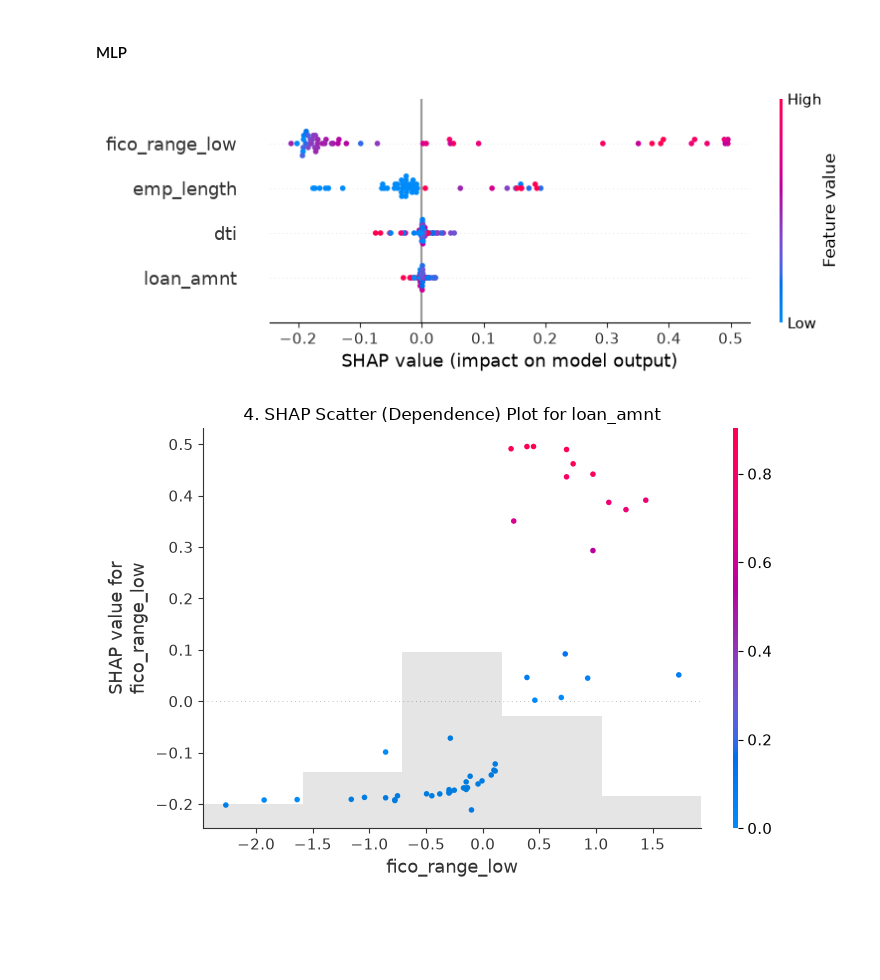
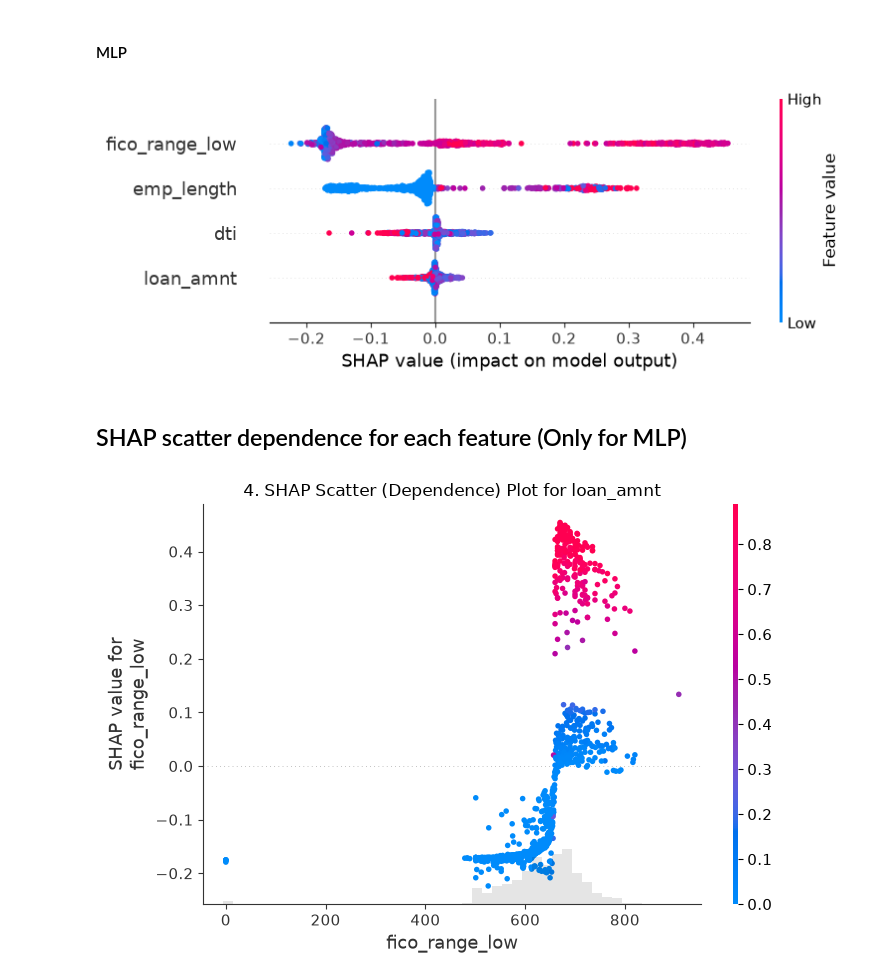
Before and after one commit to TechInTerh/VSWAM, a Jupyter notebook: project_notebooks/eda-with-python-MLP.ipynb, the cells around one changed output. Cells and saved outputs as stored; diff of their text form; code cells hidden in the pictures; blank space fills up the shorter version.

Commit message:
refacto: clean the notebook for SHap

```diff
--- a/project_notebooks/eda-with-python-MLP.ipynb
+++ b/project_notebooks/eda-with-python-MLP.ipynb
@@ -68,10 +59,10 @@ from cuml.preprocessing import StandardScaler
 selected_columns = ["loan_amnt", "fico_range_low", "dti", "emp_length"]
 
 if len(entire_df) > 50000:
-    entire_df = entire_df.sample(n=50000, random_state=42)
+    sample_df = entire_df.sample(n=50000, random_state=42)
 
-X = entire_df[selected_columns].values
-y = entire_df["is_accepted"].values
+X = sample_df[selected_columns].values
+y = sample_df["is_accepted"].values
 
 X_train, X_test, y_train, y_test = train_test_split(
     X, y, test_size=0.2, random_state=42, stratify=y
@@ -81,5 +72,5 @@ scaler = StandardScaler()
 X_train_scaled = scaler.fit_transform(X_train)
 X_test_scaled = scaler.transform(X_test)
 
-X_train_scaled.device, X_train_scaled.device
+X_train_scaled.shape, X_test_scaled.shape,y_train.shape,y_test.shape
 # %% [output]
@@ -167,8 +168,7 @@ Logistic Regression accuracy: 0.8795
 # %% [markdown]
 ### MLP training
 # %%
-mlp = MLP(input_dim=input_dim)
-mlp.to("cuda")
+mlp = MLP(input_dim=input_dim).to(DEVICE_PYTORCH)
 optimizer = optim.Adam(mlp.parameters(), lr=0.01)
 mlp.train()
 
@@ -178,13 +178,14 @@ for epoch in range(epochs):
     loss = criterion(outputs, y_train_t)
     loss.backward()
     optimizer.step()
-    if (epoch + 1) % 10 == 0 or epoch == 0:
-        loss_table.append({"Epoch": epoch + 1, "Loss": loss.item()})
 
 mlp.eval()
 with torch.no_grad():
     test_probabilities = mlp(X_test_t)
     y_pred = (test_probabilities >= 0.5).int().squeeze()
     accuracy = torch.mean((y_pred == y_test_t).float())
+    f1 = f1_score(test_probabilities,y_test_t)
+
 print(f"\nMulti Layer Perceptron accuracy: {accuracy:.4f}")
+print(f"\nMLP f1_score: {f1:.4f}")
 # %% [output]
@@ -197,0 +205,14 @@ https://shap.readthedocs.io/en/latest/generated/shap.DeepExplainer.html
+# %%
+import numpy as np
+import cupy
+
+NB_SAMPLE=1000
+NB_INPUT_FEATURES=4
+
+#Select NB_SAMPLE random training data points
+X_train_sample_random = X_train_t[torch.randperm(X_train_t.size(0))[:NB_SAMPLE]]
+
+# Descale the feature to read them on the plot
+X_descaled : np.ndarray = cupy.asnumpy(scaler.inverse_transform(X_train_sample_random))
+
+X_descaled.shape,X_train_sample_random.shape
@@ -211,20 +236,24 @@ shap.summary_plot(shap_values_lr, X_train_t[:NB_SAMPLE].cpu().numpy(), feature_n
 # %% [markdown]
 #### MLP
 # %%
-import matplotlib.pyplot as plt
-explainer_mlp = shap.DeepExplainer(mlp, X_train_t[:NB_SAMPLE])   # background: list of tensors
-sv = explainer_mlp.shap_values(X_train_t[:NB_SAMPLE])                  # tensor input OK here -> (100, 4, 1)
-shap.summary_plot(sv.reshape(NB_SAMPLE,4), X_train_t[:NB_SAMPLE].cpu().numpy(), feature_names=selected_columns)
+# Beeswarm for MLP
+explainer_mlp = shap.DeepExplainer(mlp, X_train_sample_random)   # background: list of tensors
+sv = explainer_mlp.shap_values(X_train_sample_random)                  # tensor input OK here -> (NB_SAMPLE, 4, 1)
+shap.summary_plot(sv.reshape(NB_SAMPLE,NB_INPUT_FEATURES),X_descaled, feature_names=selected_columns)
 # %% [output]
-[figure, old version]
+[figure, new version]
+# %% [markdown]
+## SHAP scatter dependence for each feature (Only for MLP)
 # %%
-preds = mlp(X_train_t[:NB_SAMPLE]).detach().cpu().numpy().ravel()   # the single output, shape (100,), values in [0, 1]
+import matplotlib.pyplot as plt
+
+preds = mlp(X_train_sample_random).detach().cpu().numpy().ravel()   # the single output, shape (100,), values in [0, 1]
 
 
-exp = shap.Explanation(values=sv, data=X_train_t[:NB_SAMPLE].to("cpu").numpy(), feature_names=selected_columns)
+exp = shap.Explanation(values=sv, data=X_descaled, feature_names=selected_columns)
 shap.plots.scatter(exp[:, "fico_range_low", 0], show=False,color=shap.Explanation(values=preds,data=preds))
 plt.title("4. SHAP Scatter (Dependence) Plot for loan_amnt")
 plt.tight_layout()
 plt.show()
 # %% [output]
-[figure, old version]
+[figure, new version]
```
Also changed, not shown: parts of 22 cells of this notebook.
